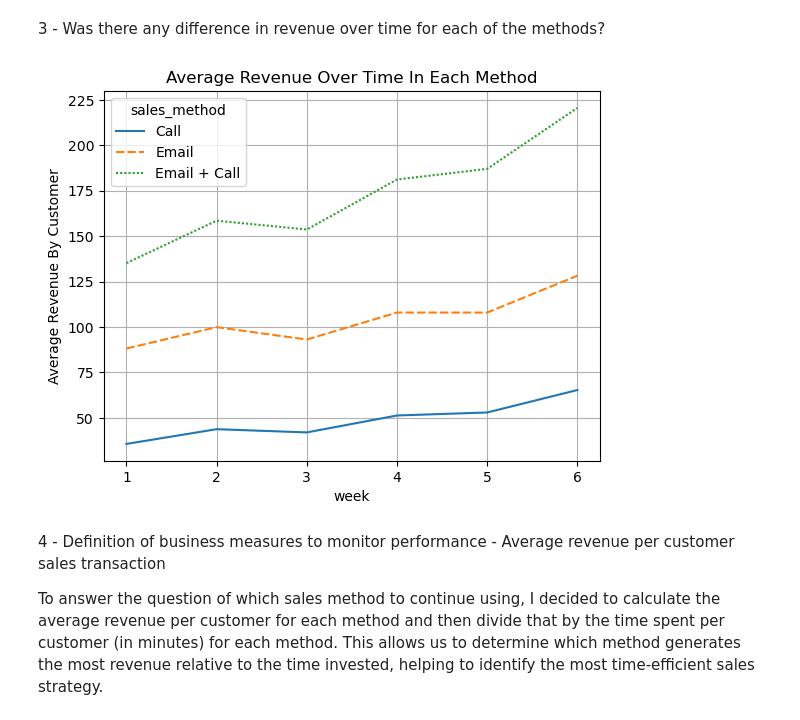
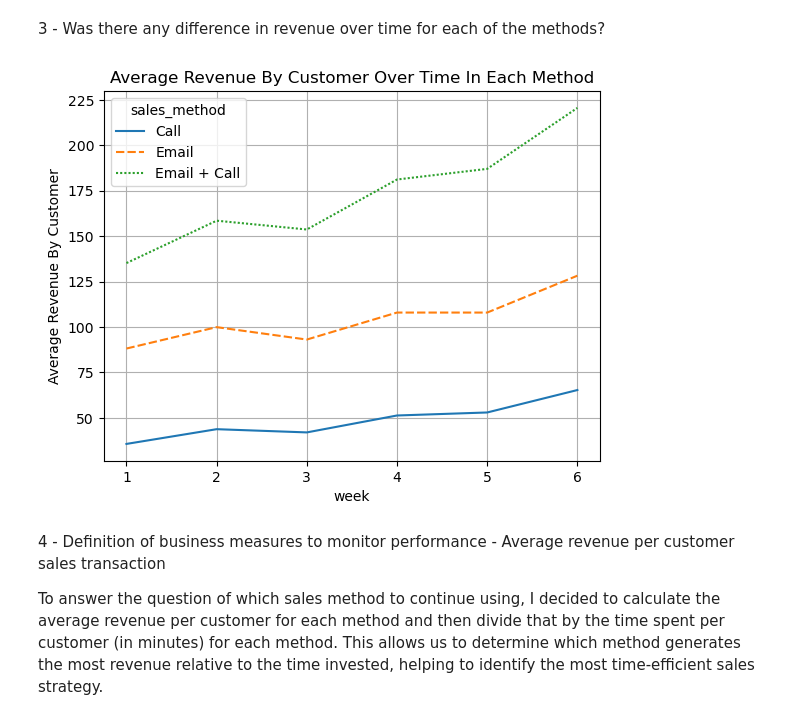
Before and after one commit to JoelJoo/Data-analysis-project, a Jupyter notebook: Sales_Strategy_Analysis/notebook.ipynb, the cells around one changed output. Drawn from its saved outputs; the diff is of its cells as text; code cells hidden in the pictures.

Commit message:
[Add] more graphics

```diff
--- a/Sales_Strategy_Analysis/notebook.ipynb
+++ b/Sales_Strategy_Analysis/notebook.ipynb
@@ -254,22 +254,22 @@ plt.show()
 # %%
 #grouped the dataFrame by week and sales method
 #apply the avg revenue by customer count in each week and sales method
 #pivot it for best visualization
 grouped_by_week_sales_method = df.groupby(['week', 'sales_method']).agg({'revenue':'sum', 'customer_id':'count'})
 
 
 grouped_by_week_sales_method['average_revenue_by_customer'] = grouped_by_week_sales_method['revenue'] / grouped_by_week_sales_method['customer_id']
 
 pivot_grouped_by_week_sales_method = grouped_by_week_sales_method.pivot_table(index='week', columns='sales_method', values='average_revenue_by_customer')
 
 
 sns.lineplot(data=pivot_grouped_by_week_sales_method)
 plt.grid()
-plt.title("Average Revenue Over Time In Each Method")
+plt.title("Average Revenue By Customer Over Time In Each Method")
 plt.ylabel("Average Revenue By Customer")
 plt.show()
 # %% [output]
-[figure, old version]
+[figure, new version]
 # %% [markdown]
 4 - Definition of business measures to monitor performance - Average revenue per customer sales transaction
 
```
Also changed, not shown: parts of 2 cells of this notebook.
